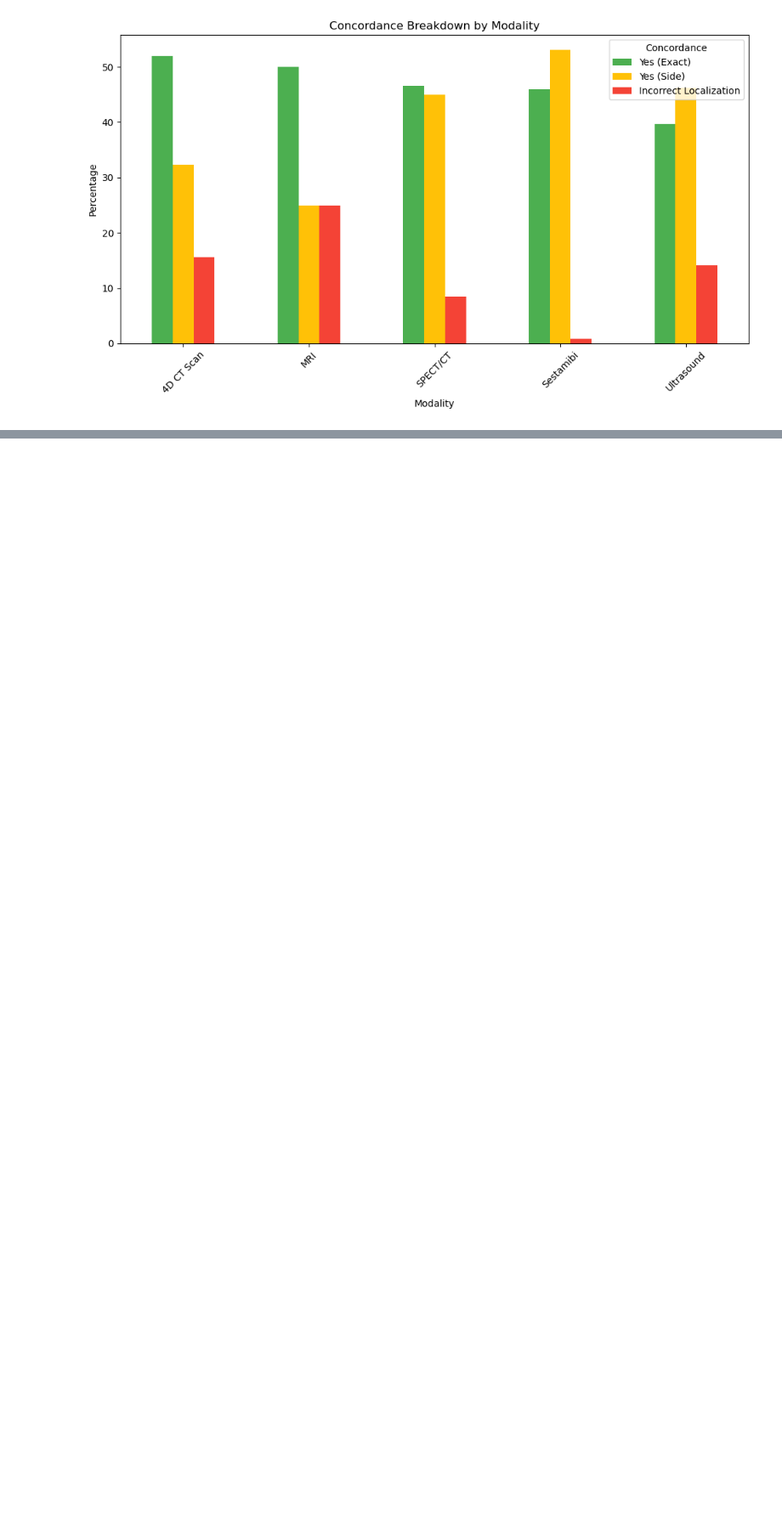
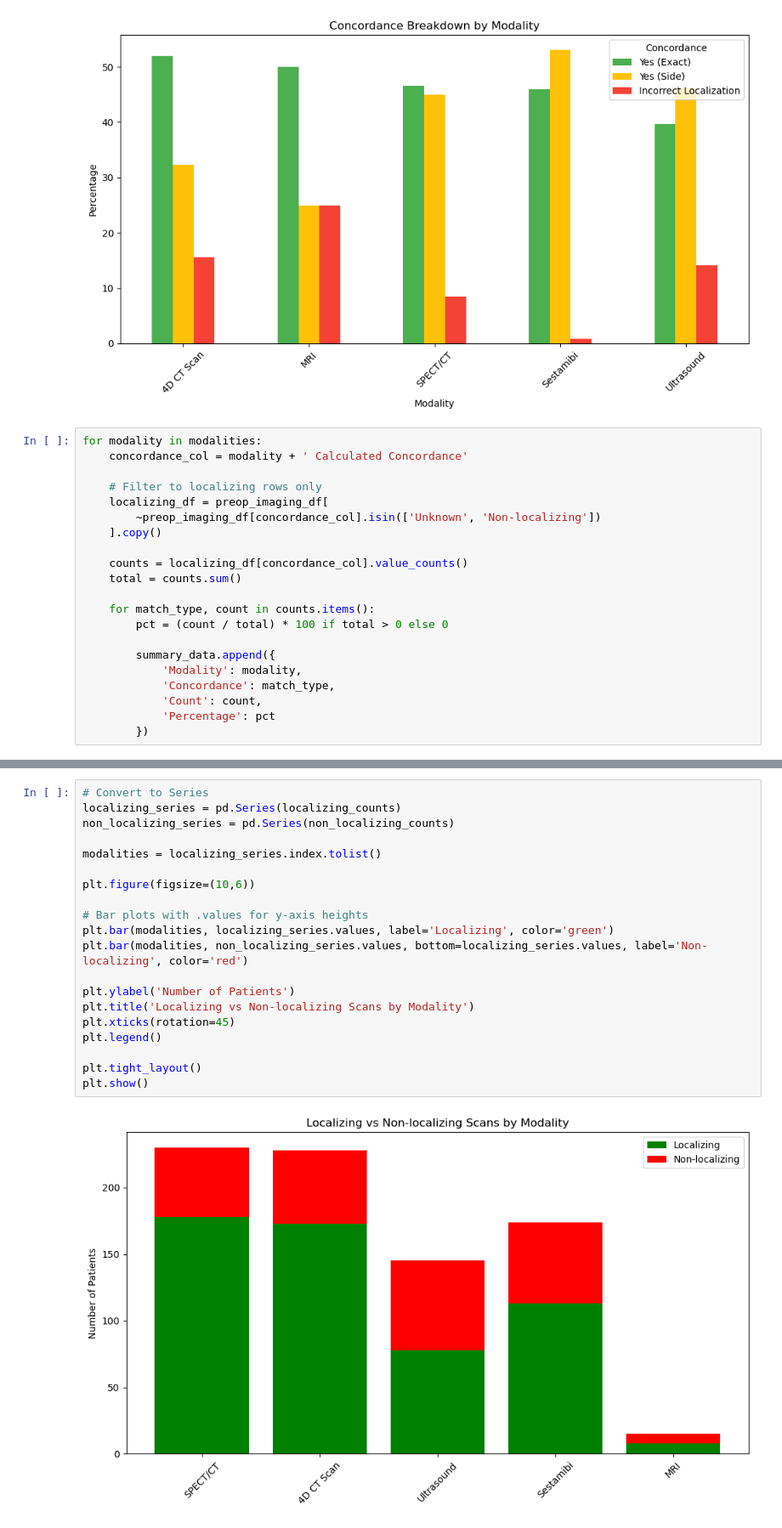
Before and after one commit to Jonah-Schwartz521/ent-imaging-analysis, a Jupyter notebook: Imaging Analysis/modality_concordance/all_modalities_concordance.ipynb, the cells around one changed output, grey strips where cells are left out. Shown at 85% size. Cells and saved outputs as stored; diff of their text form; blank space fills up the shorter version.

Commit message:
made visualization of non-localization rates for each modality

```diff
--- a/Imaging Analysis/modality_concordance/all_modalities_concordance.ipynb
+++ b/Imaging Analysis/modality_concordance/all_modalities_concordance.ipynb
@@ -130,3 +129,24 @@ plt.tight_layout()
 plt.show()
 # %% [output]
 [figure]
+# %%
+for modality in modalities:
+    concordance_col = modality + ' Calculated Concordance'
+
+    # Filter to localizing rows only
+    localizing_df = preop_imaging_df[
+        ~preop_imaging_df[concordance_col].isin(['Unknown', 'Non-localizing'])
+    ].copy()
+
+    counts = localizing_df[concordance_col].value_counts()
+    total = counts.sum()
+
+    for match_type, count in counts.items():
+        pct = (count / total) * 100 if total > 0 else 0
+
+        summary_data.append({
+            'Modality': modality,
+            'Concordance': match_type,
+            'Count': count,
+            'Percentage': pct
+        })
@@ -132,0 +197,22 @@ plt.show()
+# %%
+# Convert to Series
+localizing_series = pd.Series(localizing_counts)
+non_localizing_series = pd.Series(non_localizing_counts)
+
+modalities = localizing_series.index.tolist()
+
+plt.figure(figsize=(10,6))
+
+# Bar plots with .values for y-axis heights
+plt.bar(modalities, localizing_series.values, label='Localizing', color='green')
+plt.bar(modalities, non_localizing_series.values, bottom=localizing_series.values, label='Non-localizing', color='red')
+
+plt.ylabel('Number of Patients')
+plt.title('Localizing vs Non-localizing Scans by Modality')
+plt.xticks(rotation=45)
+plt.legend()
+
+plt.tight_layout()
+plt.show()
+# %% [output]
+[figure, added]
```
Also changed, not shown: parts of 2 cells of this notebook, 2 other files.
